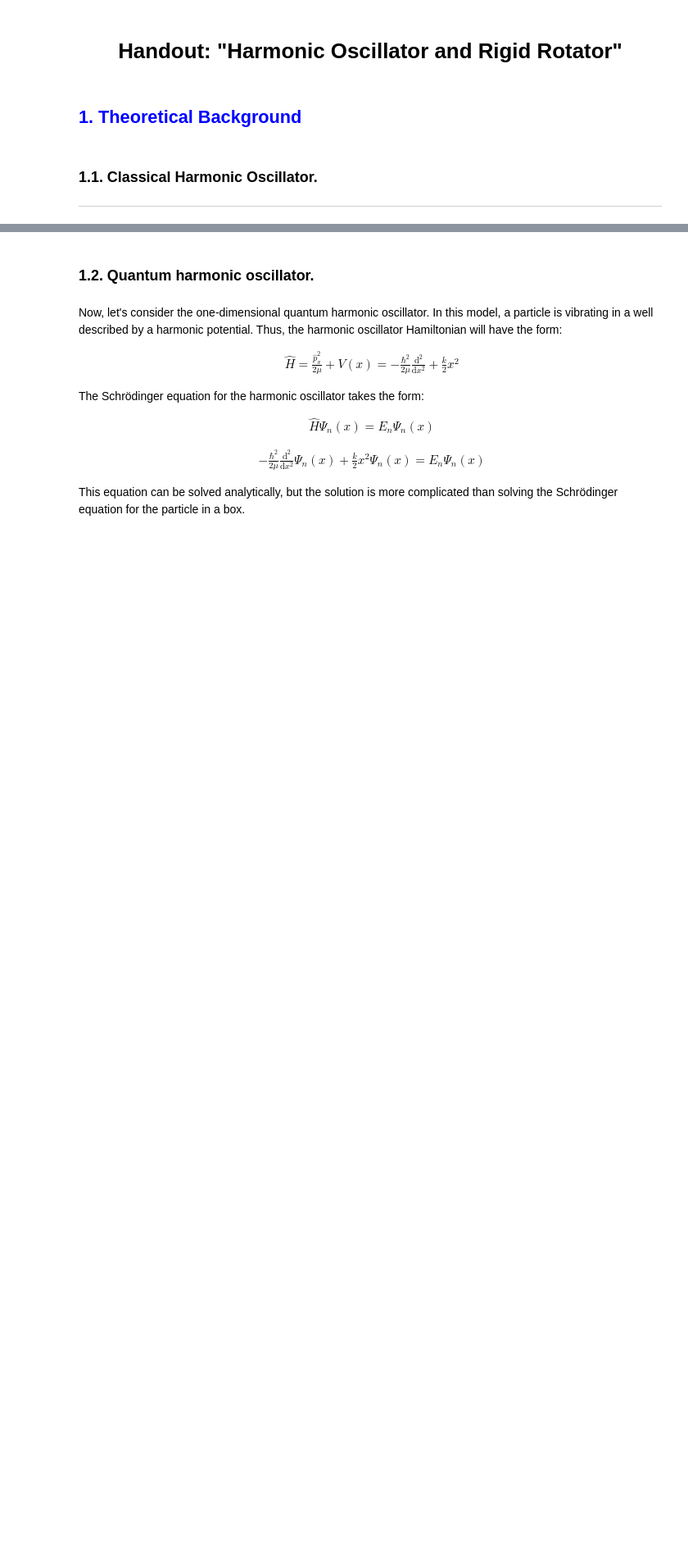
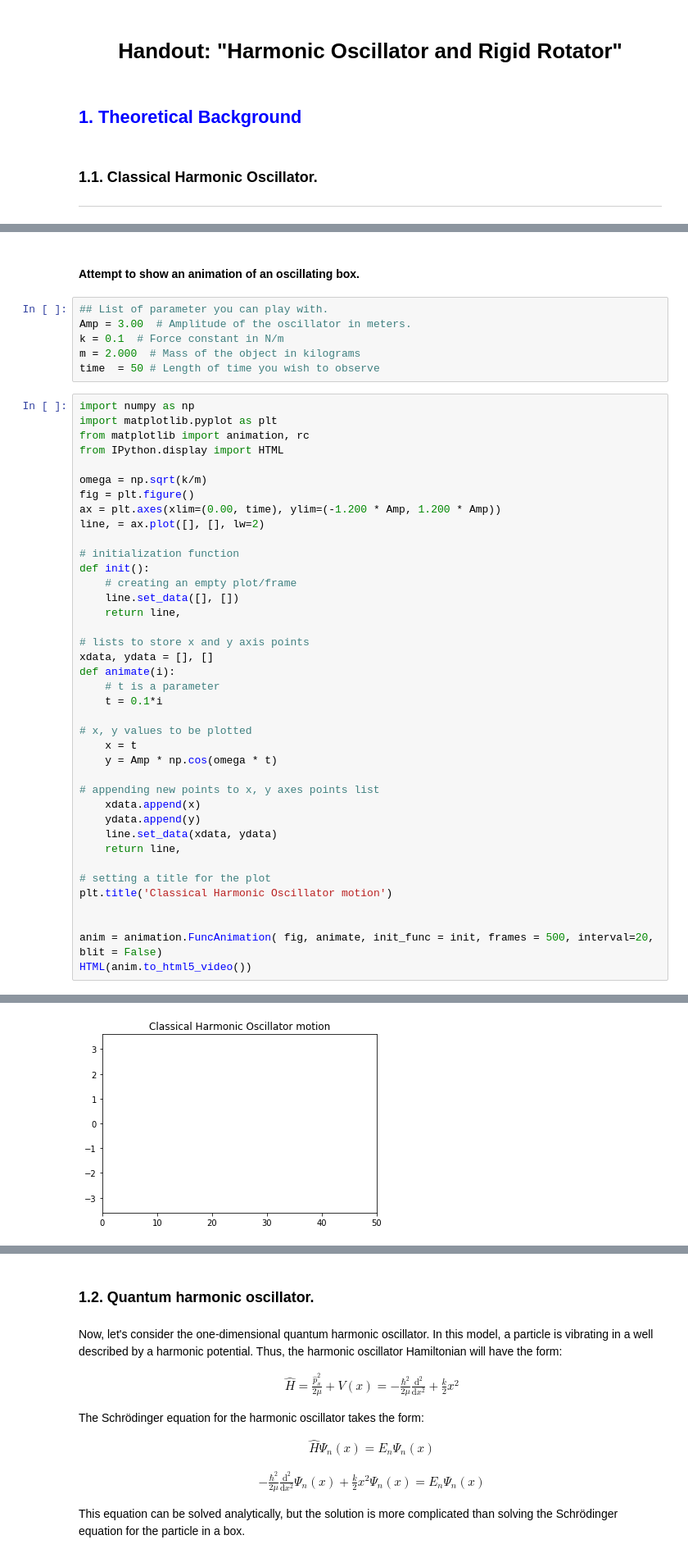
Before and after one commit to sokolov-group/jupyter_handouts, a Jupyter notebook: 02_harmonic_oscillator/02_harmonic_oscillator.ipynb, the cells around one changed output, grey strips where cells are left out. Shown: that part at 82% size. Saved outputs shown, nothing was run; the diff lists cells and outputs as text; blank space fills up the shorter version.

Commit message:
Added plots of Oscillations as animations

```diff
--- a/02_harmonic_oscillator/02_harmonic_oscillator.ipynb
+++ b/02_harmonic_oscillator/02_harmonic_oscillator.ipynb
@@ -31,3 +31,51 @@ m \frac{d^{2}x}{dt^{2}} = -kx
   Total Energy:         $$ E = K(t) + V(t) = \frac{k}{2} A^{2}$$
 
 ***
+# %% [markdown]
+#### Attempt to show an animation of an oscillating box.
+# %%
+## List of parameter you can play with.
+Amp = 3.00  # Amplitude of the oscillator in meters.
+k = 0.1  # Force constant in N/m
+m = 2.000  # Mass of the object in kilograms
+time  = 50 # Length of time you wish to observe
+# %%
+import numpy as np
+import matplotlib.pyplot as plt
+from matplotlib import animation, rc
+from IPython.display import HTML
+
+omega = np.sqrt(k/m)
+fig = plt.figure()
+ax = plt.axes(xlim=(0.00, time), ylim=(-1.200 * Amp, 1.200 * Amp))
+line, = ax.plot([], [], lw=2)
+
+# initialization function
+def init():
+    # creating an empty plot/frame
+    line.set_data([], [])
+    return line,
+
+# lists to store x and y axis points
+xdata, ydata = [], []
+def animate(i):
+    # t is a parameter
+    t = 0.1*i
+
+# x, y values to be plotted
+    x = t
+    y = Amp * np.cos(omega * t)
+
+# appending new points to x, y axes points list
+    xdata.append(x)
+    ydata.append(y)
+    line.set_data(xdata, ydata)
+    return line,
+
+# setting a title for the plot
+plt.title('Classical Harmonic Oscillator motion')
+
+
+anim = animation.FuncAnimation( fig, animate, init_func = init, frames = 500, interval=20, blit = False)
+HTML(anim.to_html5_video())
+# %% [output]
@@ -34 +83,2 @@ m \frac{d^{2}x}{dt^{2}} = -kx
+[figure, added]
 # %% [markdown]
```
Also changed, not shown: parts of 10 cells of this notebook, 1 other file.
